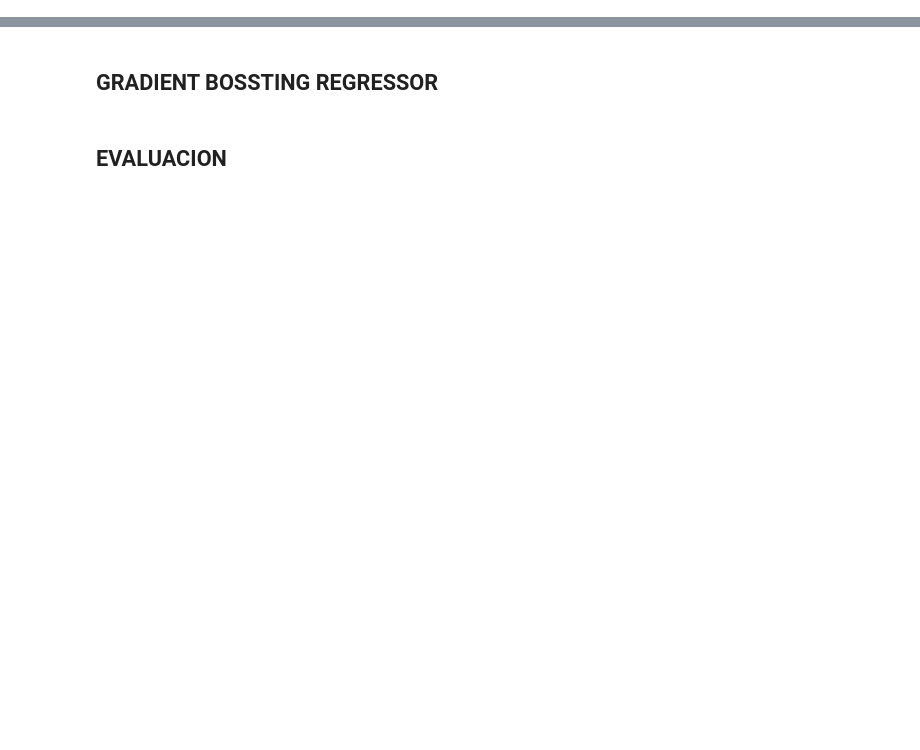
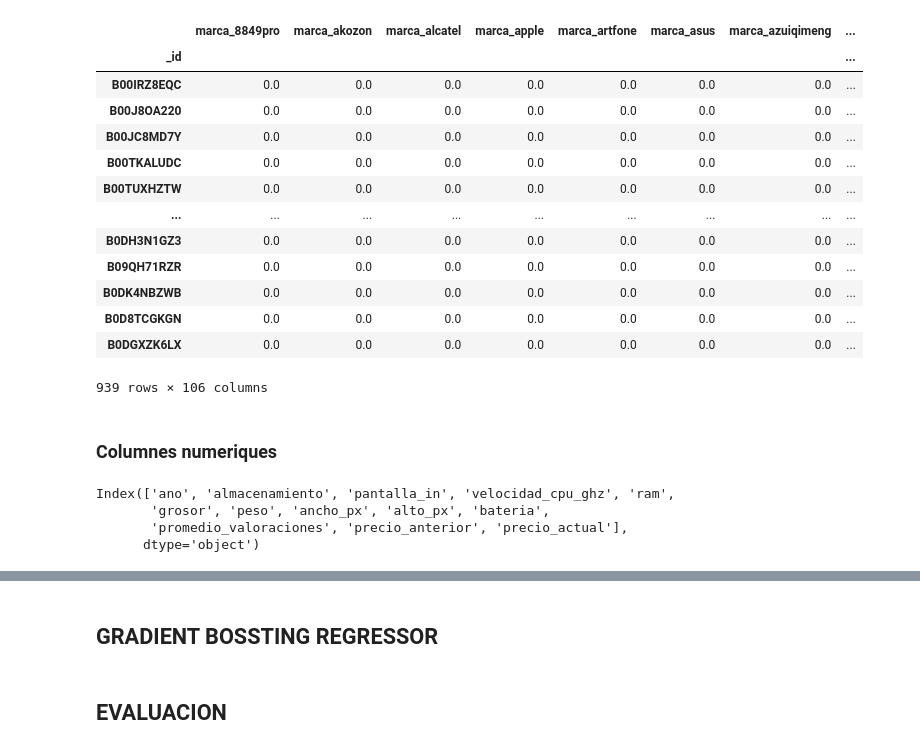
Before and after one commit to sanand5/PIA_Projectes, a Jupyter notebook: Projecte_01/training/TrainModel.ipynb, the cells around one changed output, grey strips where cells are left out. Cells and saved outputs as stored; diff of their text form; code cells hidden in the pictures; blank space fills up the shorter version.

```diff
--- a/Projecte_01/training/TrainModel.ipynb
+++ b/Projecte_01/training/TrainModel.ipynb
@@ -63,2 +34,2 @@ def fill_na_with_mode(df):
 # %%
-data = fill_na_with_mode(data)
+data = data.dropna()
@@ -80,3 +35,0 @@ def eliminar_columnas_no_deseadas(df):
-# %%
-data = eliminar_columnas_no_deseadas(data)
-data
@@ -112,5 +35,0 @@ def convertir_categoricas_a_numericas(df, categorical_cols):
-# %%
-# Definir columnas categóricas
-categorical_cols = ["marca", "pantalla_tipo"]
-df, label_encoders = convertir_categoricas_a_numericas(data, categorical_cols)
-df
@@ -130,0 +63,44 @@ df
+# %%
+def aplicar_onehotencoder(df, columnas_object = None):
+    if not columnas_object: columnas_object = df.select_dtypes(include=['object']).columns
+    encoder = OneHotEncoder(sparse_output=False, drop='first')
+    encoded_data = encoder.fit_transform(df[columnas_object])
+    encoded_df = pd.DataFrame(encoded_data, columns=encoder.get_feature_names_out(columnas_object))
+    encoded_df.index = df.index
+    return encoded_df, encoder
+
+df_onehot, encoder_ohe = aplicar_onehotencoder(data)
+df_onehot
+# %% [output]
+|  | marca_8849pro | marca_akozon | marca_alcatel | marca_apple | marca_artfone | marca_asus | marca_azuiqimeng | ... |
+| _id |  |  |  |  |  |  |  | ... |
+| B00IRZ8EQC | 0.0 | 0.0 | 0.0 | 0.0 | 0.0 | 0.0 | 0.0 | ... |
+| B00J8OA220 | 0.0 | 0.0 | 0.0 | 0.0 | 0.0 | 0.0 | 0.0 | ... |
+| B00JC8MD7Y | 0.0 | 0.0 | 0.0 | 0.0 | 0.0 | 0.0 | 0.0 | ... |
+| B00TKALUDC | 0.0 | 0.0 | 0.0 | 0.0 | 0.0 | 0.0 | 0.0 | ... |
+| B00TUXHZTW | 0.0 | 0.0 | 0.0 | 0.0 | 0.0 | 0.0 | 0.0 | ... |
+| ... | ... | ... | ... | ... | ... | ... | ... | ... |
+| B0DH3N1GZ3 | 0.0 | 0.0 | 0.0 | 0.0 | 0.0 | 0.0 | 0.0 | ... |
+| B09QH71RZR | 0.0 | 0.0 | 0.0 | 0.0 | 0.0 | 0.0 | 0.0 | ... |
+| B0DK4NBZWB | 0.0 | 0.0 | 0.0 | 0.0 | 0.0 | 0.0 | 0.0 | ... |
+| B0D8TCGKGN | 0.0 | 0.0 | 0.0 | 0.0 | 0.0 | 0.0 | 0.0 | ... |
+| B0DGXZK6LX | 0.0 | 0.0 | 0.0 | 0.0 | 0.0 | 0.0 | 0.0 | ... |
+939 rows × 106 columns
+# %% [markdown]
+### Columnes numeriques
+# %%
+def aplicar_standardscaler(df, columnas_numericas=None):
+    if columnas_numericas is None:
+        columnas_numericas = df.select_dtypes(include=['number']).columns
+    scaler = StandardScaler()
+    scaled_data = scaler.fit_transform(df[columnas_numericas])
+    scaled_df = pd.DataFrame(scaled_data, columns=columnas_numericas, index=df.index)
+    return scaled_df, scaler
+
+df_scaled, scaler = aplicar_standardscaler(data)
+print(data.select_dtypes(include=['number']).columns)
+# %% [output]
+Index(['ano', 'almacenamiento', 'pantalla_in', 'velocidad_cpu_ghz', 'ram',
+       'grosor', 'peso', 'ancho_px', 'alto_px', 'bateria',
+       'promedio_valoraciones', 'precio_anterior', 'precio_actual'],
+      dtype='object')
```
Also changed, not shown: parts of 33 cells of this notebook, 53 other files.
